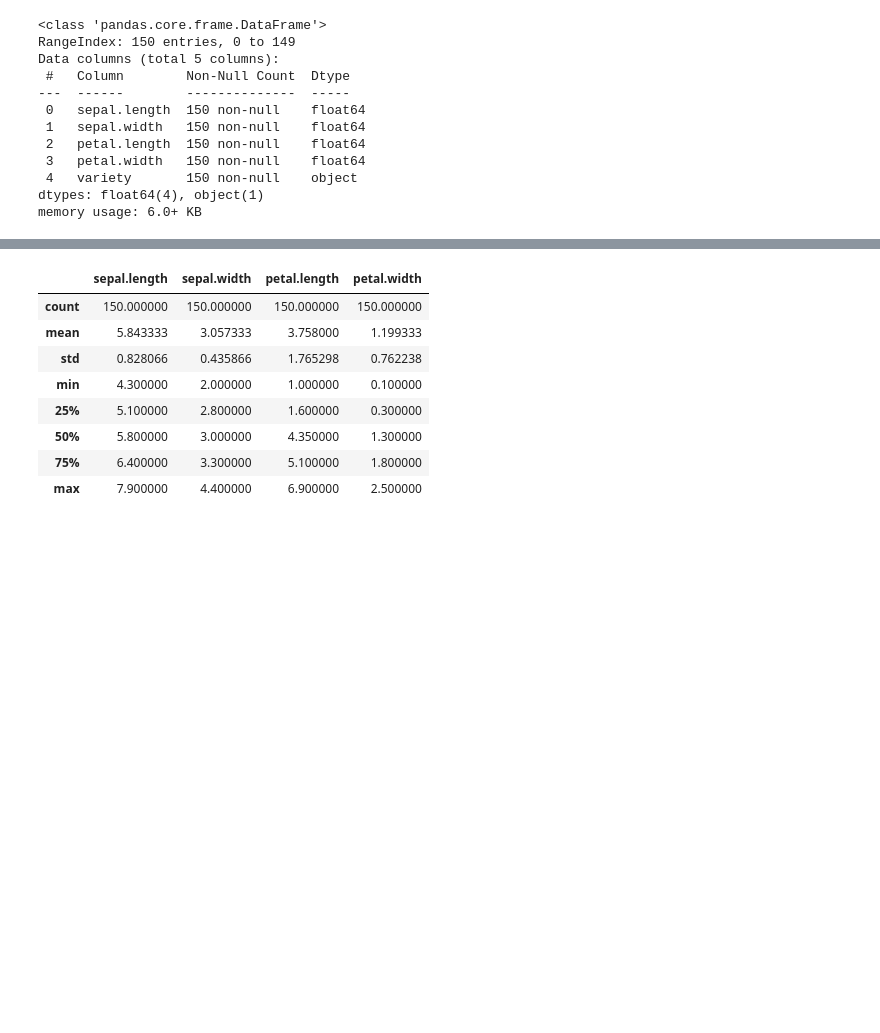
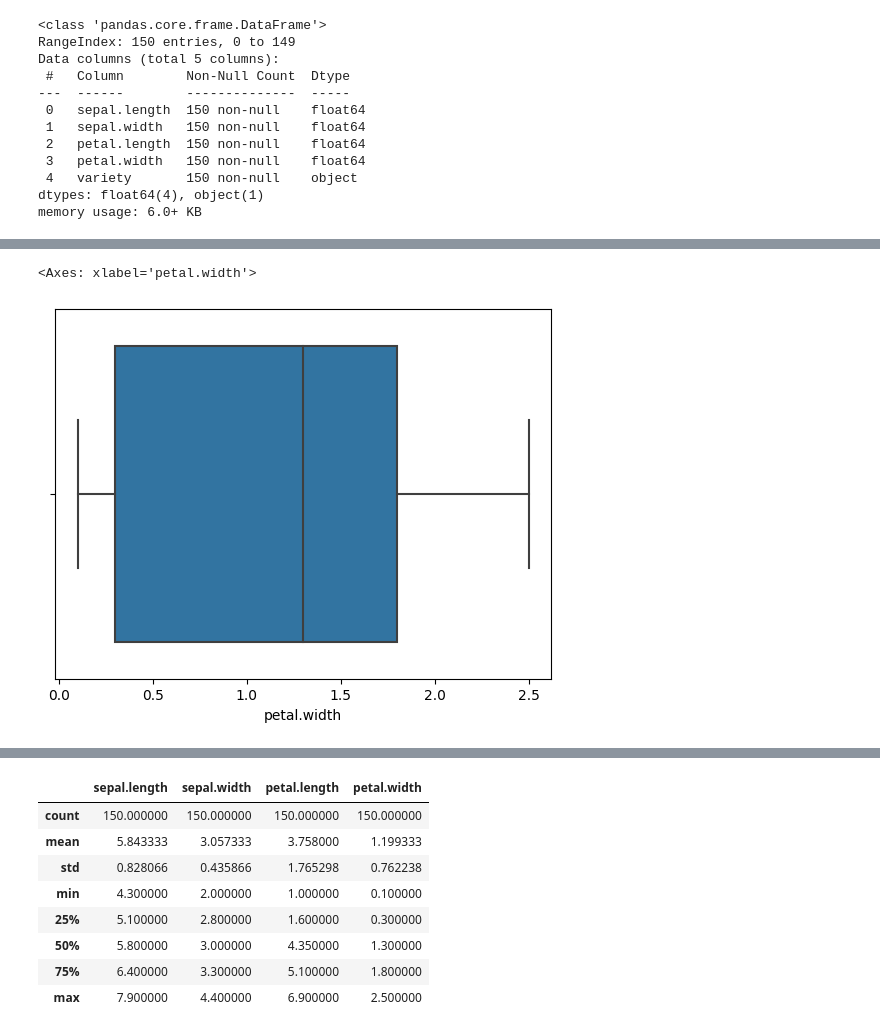
Before and after one commit to tushar-cero/LabPracticalsTE, a Jupyter notebook: DSBDAL/practical_exam_13-14.ipynb, the cells around one changed output, grey strips where cells are left out. Saved outputs shown, nothing was run; the diff lists cells and outputs as text; code cells hidden in the pictures; blank space fills up the shorter version.

```diff
--- a/DSBDAL/practical_exam_13-14.ipynb
+++ b/DSBDAL/practical_exam_13-14.ipynb
@@ -49,0 +59,5 @@ memory usage: 6.0+ KB
+# %%
+sns.boxplot(x='petal.width', data=df)
+# %% [output]
+<Axes: xlabel='petal.width'>
+[figure, added]
```
Also changed, not shown: parts of 34 cells of this notebook.
